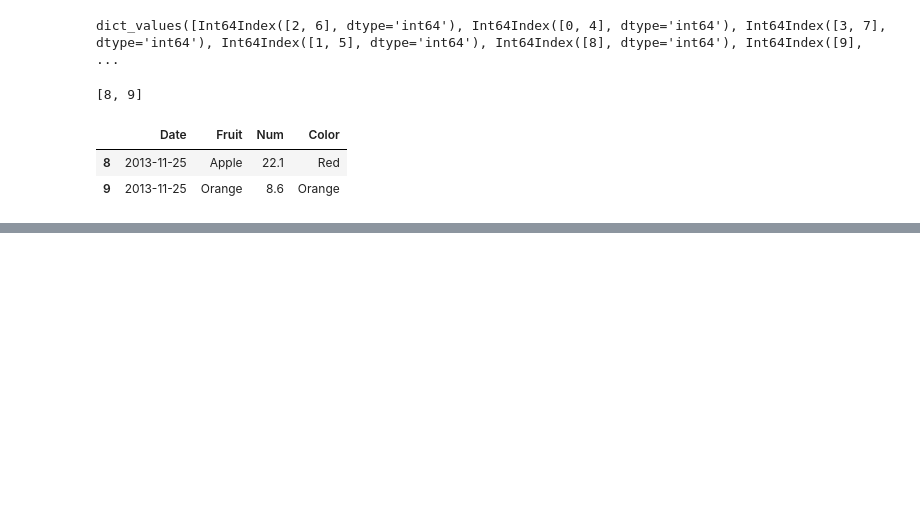
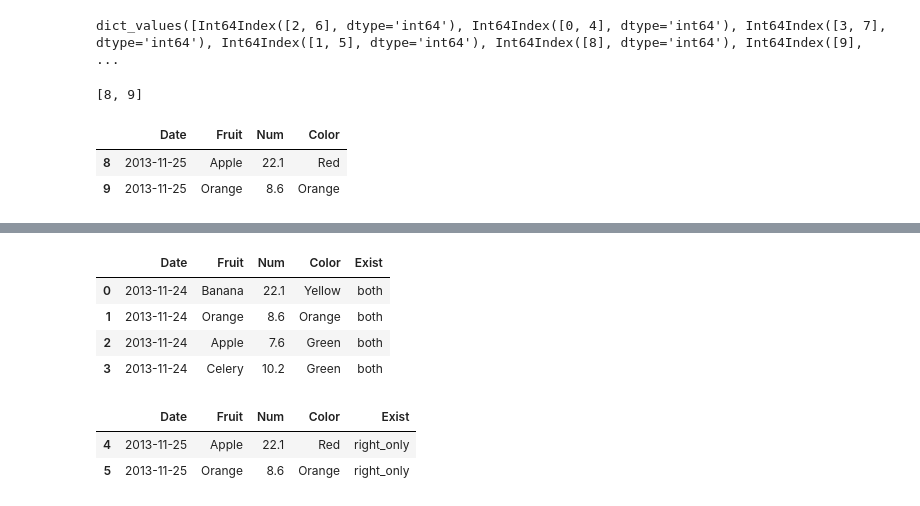
Before and after one commit to sateeshfrnd/DataAnalysisWithPython, a Jupyter notebook: Pandas/Pandas - Comapre DataFrames.ipynb, the cells around one changed output, grey strips where cells are left out. Drawn from its saved outputs; the diff is of its cells as text; code cells hidden in the pictures; blank space fills up the shorter version.

```diff
--- a/Pandas/Pandas - Comapre DataFrames.ipynb
+++ b/Pandas/Pandas - Comapre DataFrames.ipynb
@@ -150,0 +164,16 @@ df.reindex(idx)
+# %%
+common_df = merge_df.loc[merge_df['Exist'] == 'both']
+common_df
+# %% [output]
+|  | Date | Fruit | Num | Color | Exist |
+| 0 | 2013-11-24 | Banana | 22.1 | Yellow | both |
+| 1 | 2013-11-24 | Orange | 8.6 | Orange | both |
+| 2 | 2013-11-24 | Apple | 7.6 | Green | both |
+| 3 | 2013-11-24 | Celery | 10.2 | Green | both |
+# %%
+diff_df = merge_df.loc[merge_df['Exist'] != 'both']
+diff_df
+# %% [output]
+|  | Date | Fruit | Num | Color | Exist |
+| 4 | 2013-11-25 | Apple | 22.1 | Red | right_only |
+| 5 | 2013-11-25 | Orange | 8.6 | Orange | right_only |
```
Also changed, not shown: parts of 8 cells of this notebook.
